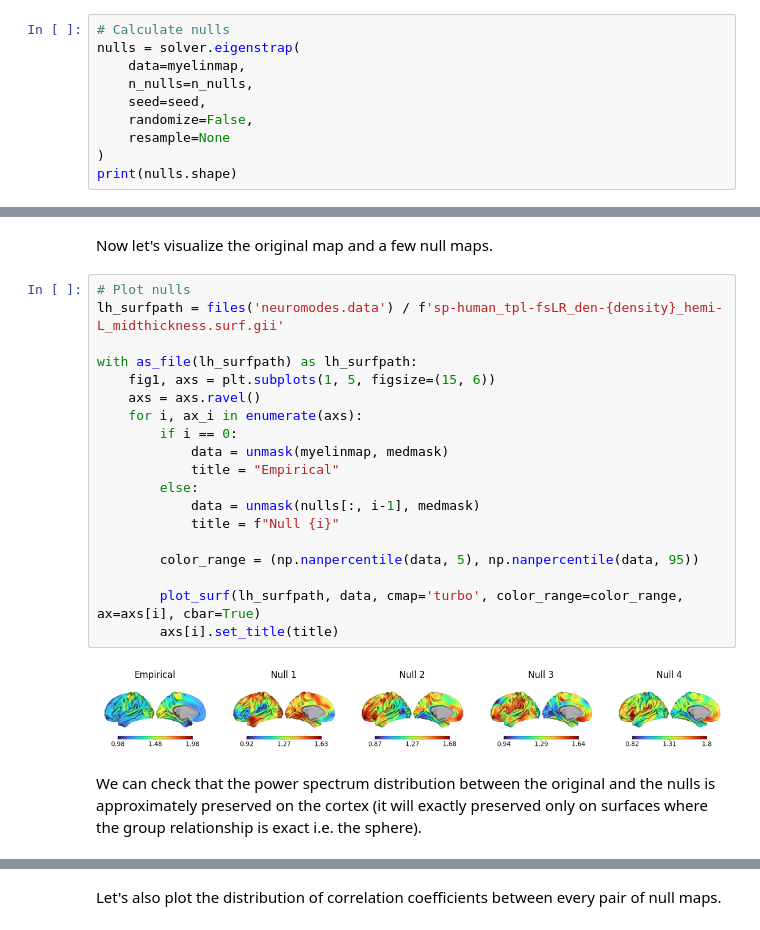
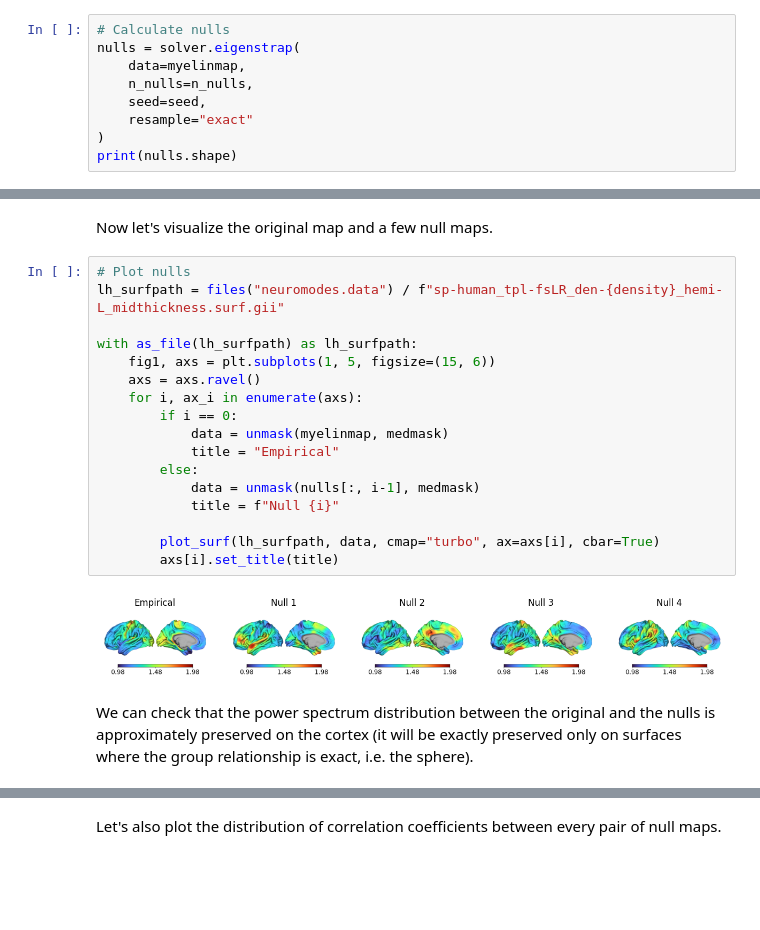
Before and after one commit to VictorBarnes/neuromodes, a Jupyter notebook: docs/tutorials/eigenstrapping.ipynb, the cells around one changed output, grey strips where cells are left out. Drawn from its saved outputs; the diff is of its cells as text; blank space fills up the shorter version.

Commit message:
Bug fix + documentation improvements - Fixed bug when resample="exact" - Improved docstrings and comments - Used resample="exact" in tutorial

```diff
--- a/docs/tutorials/eigenstrapping.ipynb
+++ b/docs/tutorials/eigenstrapping.ipynb
@@ -43,8 +43,7 @@ nulls = solver.eigenstrap(
     data=myelinmap,
     n_nulls=n_nulls,
     seed=seed,
-    randomize=False,
-    resample=None
+    resample="exact"
 )
 print(nulls.shape)
 # %% [output]
@@ -53,27 +52,25 @@ print(nulls.shape)
 Now let's visualize the original map and a few null maps.
 # %%
 # Plot nulls
-lh_surfpath = files('neuromodes.data') / f'sp-human_tpl-fsLR_den-{density}_hemi-L_midthickness.surf.gii'
+lh_surfpath = files("neuromodes.data") / f"sp-human_tpl-fsLR_den-{density}_hemi-L_midthickness.surf.gii"
 
 with as_file(lh_surfpath) as lh_surfpath:
     fig1, axs = plt.subplots(1, 5, figsize=(15, 6))
     axs = axs.ravel()
     for i, ax_i in enumerate(axs):
         if i == 0:
             data = unmask(myelinmap, medmask)
             title = "Empirical"
         else:
             data = unmask(nulls[:, i-1], medmask)
             title = f"Null {i}"
 
-        color_range = (np.nanpercentile(data, 5), np.nanpercentile(data, 95))
-
-        plot_surf(lh_surfpath, data, cmap='turbo', color_range=color_range, ax=axs[i], cbar=True)
+        plot_surf(lh_surfpath, data, cmap="turbo", ax=axs[i], cbar=True)
         axs[i].set_title(title)
 # %% [output]
-[figure, old version]
+[figure, new version]
 # %% [markdown]
-We can check that the power spectrum distribution between the original and the nulls is approximately preserved on the cortex (it will exactly preserved only on surfaces where the group relationship is exact i.e. the sphere).
+We can check that the power spectrum distribution between the original and the nulls is approximately preserved on the cortex (it will be exactly preserved only on surfaces where the group relationship is exact, i.e. the sphere).
 # %%
 groups = get_eigengroup_inds(n_modes)
 n_groups = len(groups)
```
Also changed, not shown: parts of 6 cells of this notebook, 2 other files.
